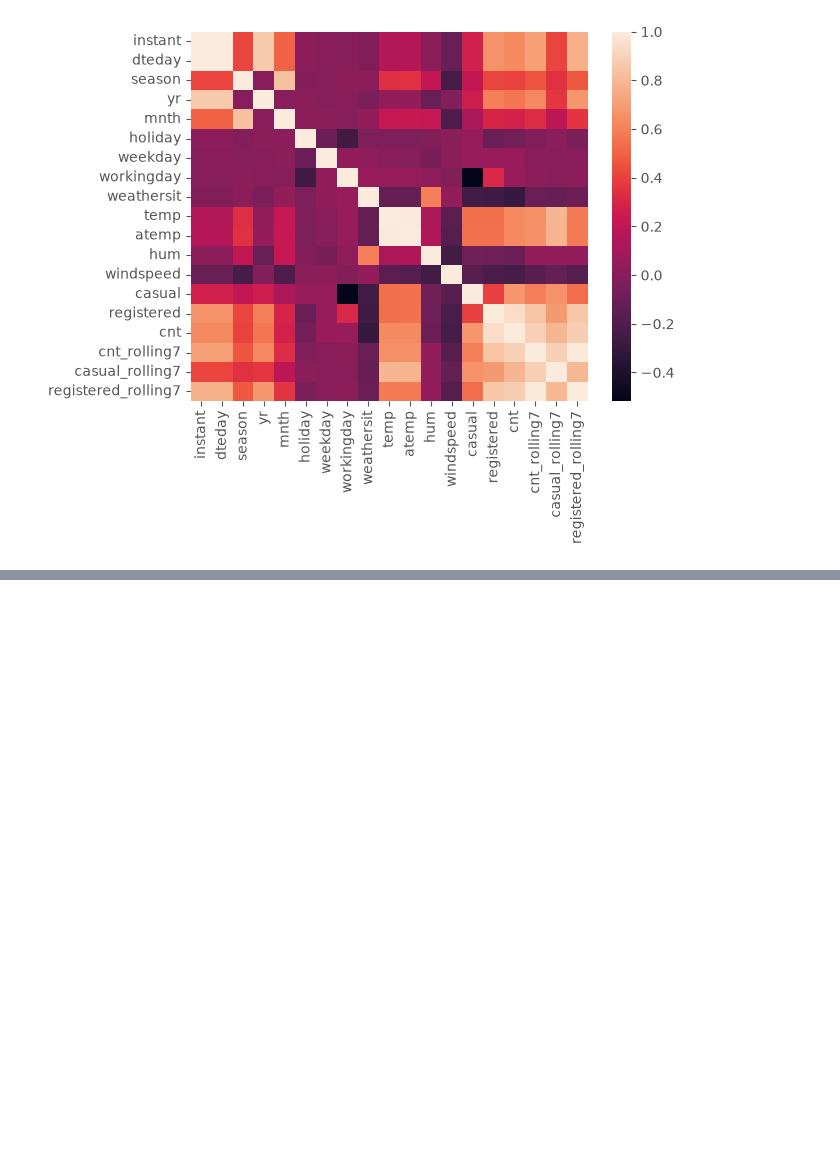
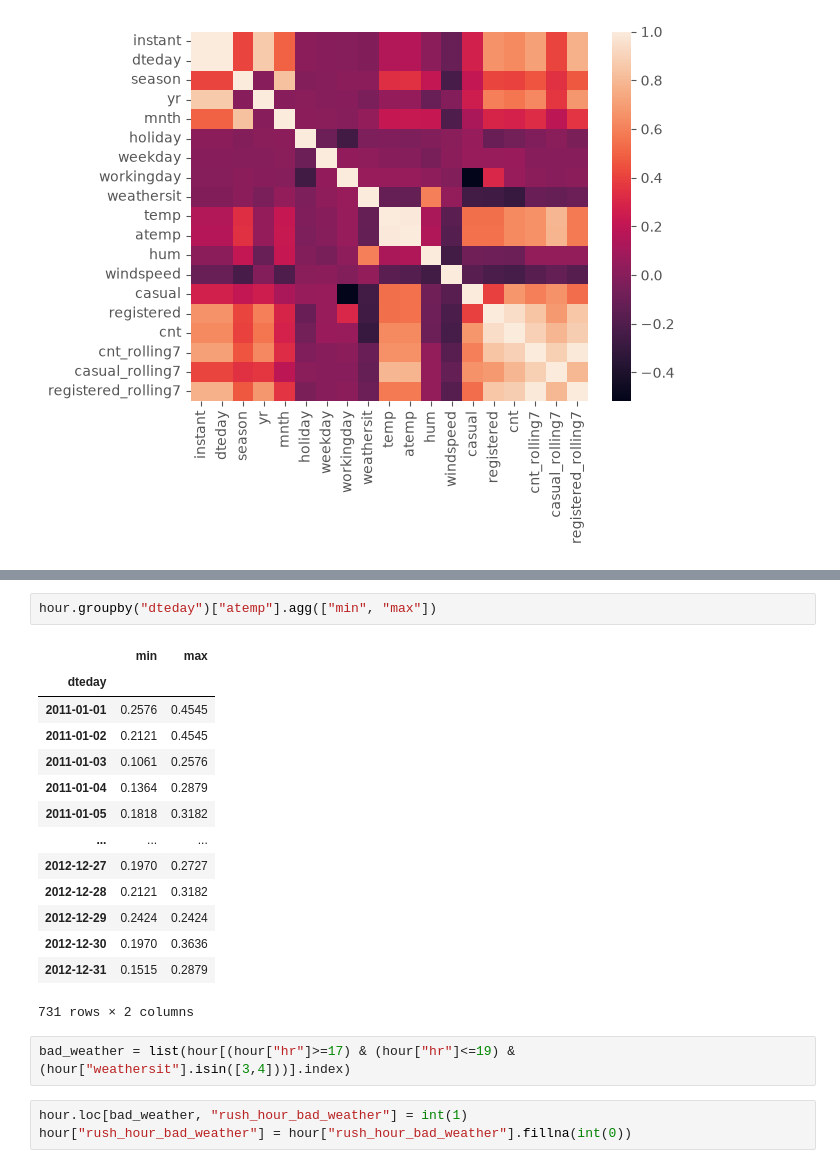
Before and after one commit to SmayNli/Bike-Sharing-Demand-Forecasting, a Jupyter notebook: notebooks/1.0-eda.ipynb, the cells around one changed output, grey strips where cells are left out. Drawn from its saved outputs; the diff is of its cells as text; blank space fills up the shorter version.

```diff
--- a/notebooks/1.0-eda.ipynb
+++ b/notebooks/1.0-eda.ipynb
@@ -126,0 +148,22 @@ day.corr()
+# %%
+hour.groupby("dteday")["atemp"].agg(["min", "max"])
+# %% [output]
+|  | min | max |
+| dteday |  |  |
+| 2011-01-01 | 0.2576 | 0.4545 |
+| 2011-01-02 | 0.2121 | 0.4545 |
+| 2011-01-03 | 0.1061 | 0.2576 |
+| 2011-01-04 | 0.1364 | 0.2879 |
+| 2011-01-05 | 0.1818 | 0.3182 |
+| ... | ... | ... |
+| 2012-12-27 | 0.1970 | 0.2727 |
+| 2012-12-28 | 0.2121 | 0.3182 |
+| 2012-12-29 | 0.2424 | 0.2424 |
+| 2012-12-30 | 0.1970 | 0.3636 |
+| 2012-12-31 | 0.1515 | 0.2879 |
+731 rows × 2 columns
+# %%
+bad_weather = list(hour[(hour["hr"]>=17) & (hour["hr"]<=19) & (hour["weathersit"].isin([3,4]))].index)
+# %%
+hour.loc[bad_weather, "rush_hour_bad_weather"] = int(1)
+hour["rush_hour_bad_weather"] = hour["rush_hour_bad_weather"].fillna(int(0))
```
Also changed, not shown: parts of 9 cells of this notebook, 3 other files.
